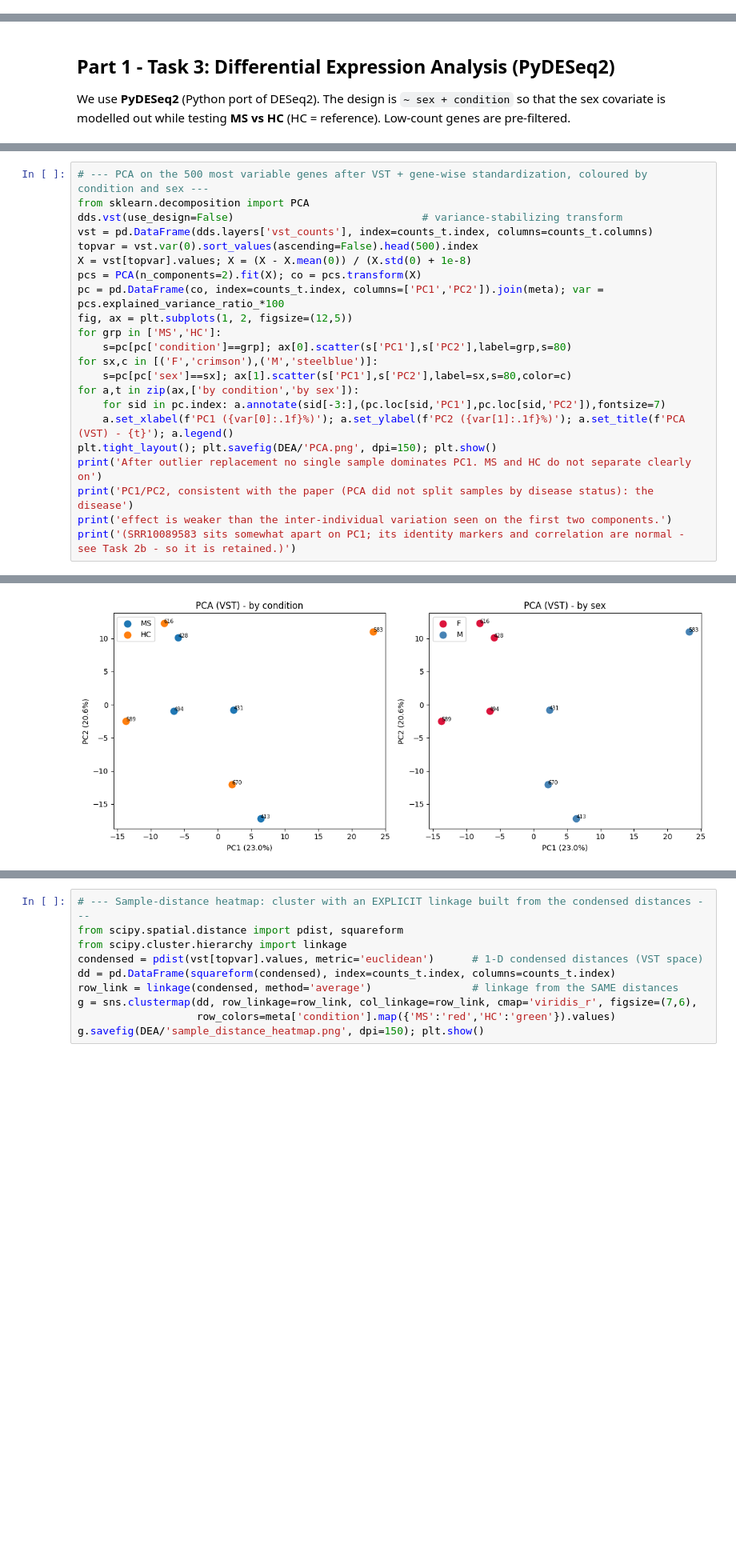
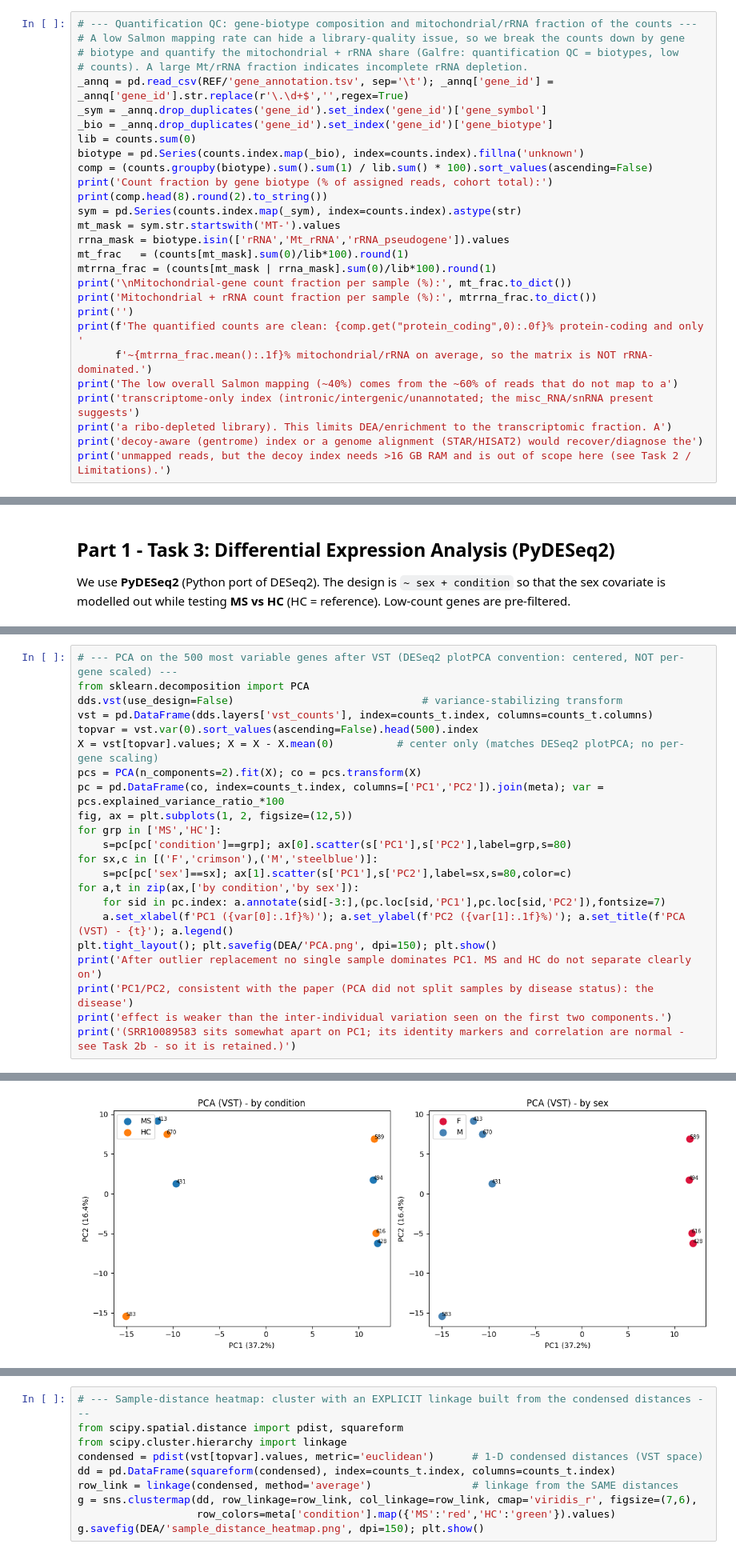
Before and after one commit to ilegul/ms-cd4, a Jupyter notebook: notebooks/BSB_CD4_MS_assignment.ipynb, the cells around one changed output, grey strips where cells are left out. Shown at 80% size. Drawn from its saved outputs; the diff is of its cells as text; blank space fills up the shorter version.

Commit message:
Part 1 QC and enrichment updates

```diff
--- a/notebooks/BSB_CD4_MS_assignment.ipynb
+++ b/notebooks/BSB_CD4_MS_assignment.ipynb
@@ -887,3 +929,31 @@ Loaded existing gene count matrix: (57964, 8)
 | ENSG00000285509 | 16 | 9 | 23 | 32 | 30 | 33 | 48 | ... |
 | ENSG00000285513 | 0 | 0 | 0 | 0 | 0 | 0 | 0 | ... |
 57964 rows × 8 columns
+# %%
+# --- Quantification QC: gene-biotype composition and mitochondrial/rRNA fraction of the counts ---
+# A low Salmon mapping rate can hide a library-quality issue, so we break the counts down by gene
+# biotype and quantify the mitochondrial + rRNA share (Galfre: quantification QC = biotypes, low
+# counts). A large Mt/rRNA fraction indicates incomplete rRNA depletion.
+_annq = pd.read_csv(REF/'gene_annotation.tsv', sep='\t'); _annq['gene_id'] = _annq['gene_id'].str.replace(r'\.\d+$','',regex=True)
+_sym = _annq.drop_duplicates('gene_id').set_index('gene_id')['gene_symbol']
+_bio = _annq.drop_duplicates('gene_id').set_index('gene_id')['gene_biotype']
+lib = counts.sum(0)
+biotype = pd.Series(counts.index.map(_bio), index=counts.index).fillna('unknown')
+comp = (counts.groupby(biotype).sum().sum(1) / lib.sum() * 100).sort_values(ascending=False)
+print('Count fraction by gene biotype (% of assigned reads, cohort total):')
+print(comp.head(8).round(2).to_string())
+sym = pd.Series(counts.index.map(_sym), index=counts.index).astype(str)
+mt_mask = sym.str.startswith('MT-').values
+rrna_mask = biotype.isin(['rRNA','Mt_rRNA','rRNA_pseudogene']).values
+mt_frac   = (counts[mt_mask].sum(0)/lib*100).round(1)
+mtrrna_frac = (counts[mt_mask | rrna_mask].sum(0)/lib*100).round(1)
+print('\nMitochondrial-gene count fraction per sample (%):', mt_frac.to_dict())
+print('Mitochondrial + rRNA count fraction per sample (%):', mtrrna_frac.to_dict())
+print('')
+print(f'The quantified counts are clean: {comp.get("protein_coding",0):.0f}% protein-coding and only '
+      f'~{mtrrna_frac.mean():.1f}% mitochondrial/rRNA on average, so the matrix is NOT rRNA-dominated.')
+print('The low overall Salmon mapping (~40%) comes from the ~60% of reads that do not map to a')
+print('transcriptome-only index (intronic/intergenic/unannotated; the misc_RNA/snRNA present suggests')
+print('a ribo-depleted library). This limits DEA/enrichment to the transcriptomic fraction. A')
+print('decoy-aware (gentrome) index or a genome alignment (STAR/HISAT2) would recover/diagnose the')
+print('unmapped reads, but the decoy index needs >16 GB RAM and is out of scope here (see Task 2 / Limitations).')
@@ -1129,12 +1220,12 @@ ENSG00000285486     9.970718        0.610568  0.660892  0.923855
 DEGs at padj<0.05 (paper-equivalent): 44
 DEGs at padj<0.05 & |log2FC|>=1.0: 25  (up=8, down=17)
 # %%
-# --- PCA on the 500 most variable genes after VST + gene-wise standardization, coloured by condition and sex ---
+# --- PCA on the 500 most variable genes after VST (DESeq2 plotPCA convention: centered, NOT per-gene scaled) ---
 from sklearn.decomposition import PCA
 dds.vst(use_design=False)                              # variance-stabilizing transform
 vst = pd.DataFrame(dds.layers['vst_counts'], index=counts_t.index, columns=counts_t.columns)
 topvar = vst.var(0).sort_values(ascending=False).head(500).index
-X = vst[topvar].values; X = (X - X.mean(0)) / (X.std(0) + 1e-8)
+X = vst[topvar].values; X = X - X.mean(0)          # center only (matches DESeq2 plotPCA; no per-gene scaling)
 pcs = PCA(n_components=2).fit(X); co = pcs.transform(X)
 pc = pd.DataFrame(co, index=counts_t.index, columns=['PC1','PC2']).join(meta); var = pcs.explained_variance_ratio_*100
 fig, ax = plt.subplots(1, 2, figsize=(12,5))
@@ -1161,4 +1252,4 @@ Fitting dispersions...
-[figure, old version]
+[figure, new version]
 After outlier replacement no single sample dominates PC1. MS and HC do not separate clearly on
 PC1/PC2, consistent with the paper (PCA did not split samples by disease status): the disease
 effect is weaker than the inter-individual variation seen on the first two components.
```
Also changed, not shown: parts of 20 cells of this notebook, 13 other files.
